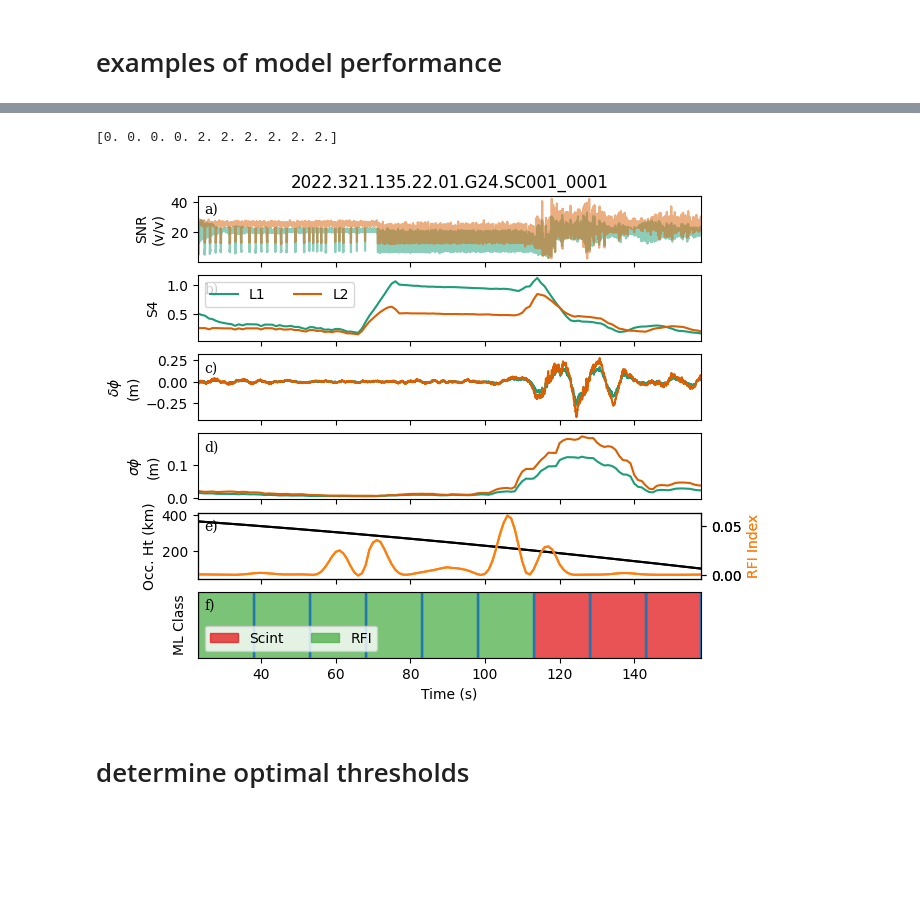
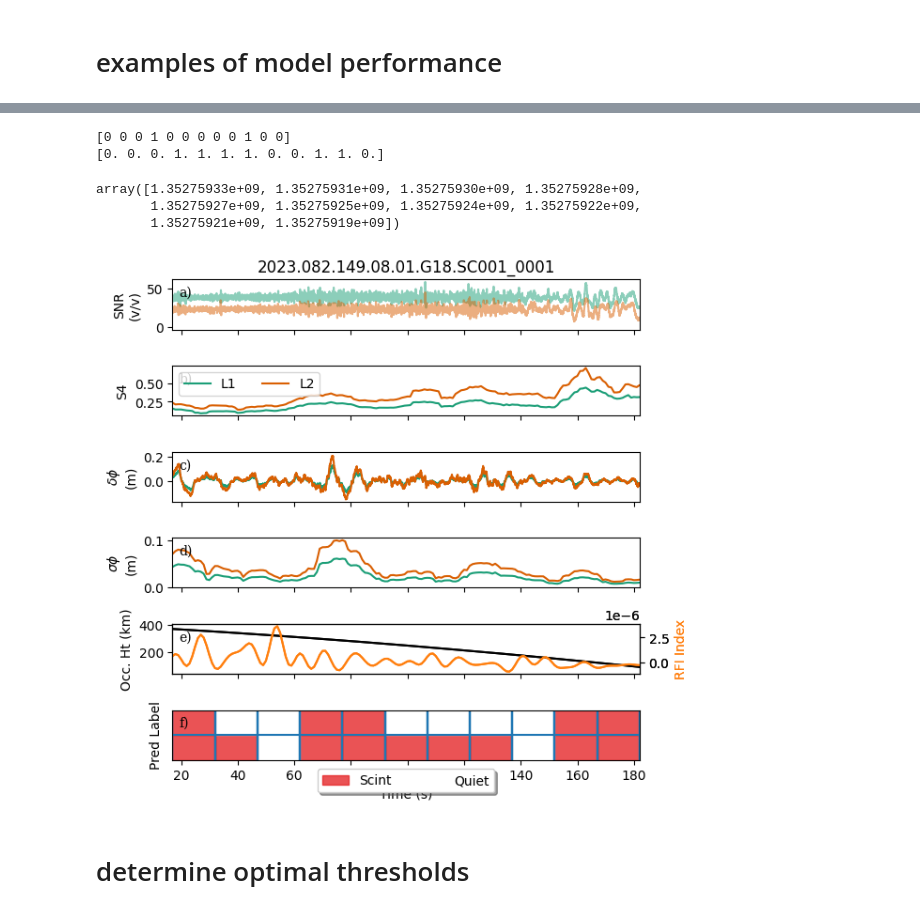
Before and after one commit to timdittmann/leo-ml, a Jupyter notebook: notebooks/ml-pipeline-multi.ipynb, the cells around one changed output, grey strips where cells are left out. Cells and saved outputs as stored; diff of their text form; code cells hidden in the pictures; blank space fills up the shorter version.

```diff
--- a/notebooks/ml-pipeline-multi.ipynb
+++ b/notebooks/ml-pipeline-multi.ipynb
@@ -572,15 +601,15 @@ df_met["Score"]=df_met.Score.astype(np.float16)
 # %%
 import seaborn as sns
 
-fig,ax=plt.subplots(1,3, sharey=True, figsize=(6,3))
-for i,class_ in enumerate(["Weighted Average","Scintillation Class","RFI Class"]):
+fig,ax=plt.subplots(1,4, sharey=True, figsize=(6.5,3))
+for i,class_ in enumerate(["Weighted Average","Scintillation Class","RFI Class", "Comms Class"]):
     sns.barplot(df_met[df_met.Class==class_], x="Metric" , y="Score", hue="Model", ax=ax[i]).set(
     xlabel=class_,
     ylabel=None
 )
     #ax[i].legend(loc='upper left',ncol=3, title=class_)
     ax[i].legend_.remove()
-    ax[i].set_ylim([.3,1.])
+    ax[i].set_ylim([.1,1.])
     ax[i].tick_params(axis='x', labelrotation=30)
 # Put a legend to the right of the current axis
 ax[i].legend(loc='center left', bbox_to_anchor=(1, 0.5))
@@ -720,20 +820,35 @@ fdf['sample']=len(fdf)*[sample]
 # %%
 # If need to load existing model
 '''
-version="4-multi-class"
+version="9"
 from joblib import dump, load
-xgb_model=load( '../models/%s_xgb-model.joblib' %version)
+rf_model=load( '../models/%s_rf-model.joblib' %version)
 '''
 # %%
 X, y, feature_names, fs_dict=df_2_Xy(fdf)
 #--- test model
-y_pred = rf_model.predict(X)
+y_pred = xgb_model.predict(X)
 print(y_pred)
+#print(y)
+# map downlink labels to Comms link
+label_df=pd.read_pickle('../data/converted_labels_comms.pkl')
+if sample in label_df.Filename.values:
+    y=class_map_RFI(y)
+
+y_true=y
+print(y_true)
 # %% [output]
-[0. 0. 0. 0. 2. 2. 2. 2. 2. 2.]
+[0 0 0 1 0 0 0 0 0 1 0 0]
+[0. 0. 0. 1. 1. 1. 1. 0. 0. 1. 1. 0.]
+# %%
+fs_dict['time']
+# %% [output]
+array([1.35275933e+09, 1.35275931e+09, 1.35275930e+09, 1.35275928e+09,
+       1.35275927e+09, 1.35275925e+09, 1.35275924e+09, 1.35275922e+09,
+       1.35275921e+09, 1.35275919e+09])
 # %%
 from matplotlib.patches import Rectangle
-def plot_leo_ml_multi(sample, ds, lv2, y_pred, times, labels, plot_f=False):
+def plot_leo_ml_multi(sample, ds, lv2, y_pred, y_true, times, labels, plot_f=False):
 
     c=299792458 #m/s
     #iono_free=((ds.scnfreq1**2)*(c/ds['exL1'])-(ds.scnfreq2**2)*(c/ds['exL2']))/(ds.scnfreq1**2-ds.scnfreq2**2)
@@ -790,13 +905,14 @@ def plot_leo_ml_multi(sample, ds, lv2, y_pred, times, labels, plot_f=False):
     for valz, labz, colz in zip (np.arange(6),labels,['#e41a1c','white','#4daf4a','#984ea3','#ff7f00','#ffff33']): #377eb8
         #[ax[5].add_patch(Rectangle((i, 0), 15, 1, alpha=1, label='No Scint', color="white")) for i in times[y_pred==0]]
         [ax[5].axvline(i-init_time) for i in times]
-        [ax[5].add_patch(Rectangle((i-init_time, 0), 15, 1, alpha=.75, label=labz, color=colz)) for i in times[y_pred==valz]]
-
+        [ax[5].add_patch(Rectangle((i-init_time, 0), 15, .5, alpha=.75, label=labz, color=colz)) for i in times[y_pred==valz]]
+        [ax[5].add_patch(Rectangle((i-init_time, .5), 15, 1, alpha=.75, label=labz, color=colz)) for i in times[y_true==valz]]
+    ax[5].axhline(0.5)
     handles,labels_=ax[5].get_legend_handles_labels() #get existing legend item handles and labels
     by_label = dict(zip(labels_, handles))
     ax[5].legend(by_label.values(), by_label.keys(), ncol=4, loc='lower left')
     ax[5].get_yaxis().set_ticks([])
-    ax[5].set_ylabel('ML Class')
+    ax[5].set_ylabel('Pred Label')
 
     ax[5].set_xlim([times.min()-init_time, times.max()-init_time])
     ax[5].set_xlabel('Time (s)')
@@ -816,12 +932,23 @@ def plot_leo_ml_multi(sample, ds, lv2, y_pred, times, labels, plot_f=False):
             xytext=(+0.5, -0.5), textcoords='offset fontsize',
             fontsize='medium', verticalalignment='top', fontfamily='serif',
             bbox=dict(facecolor='none', edgecolor='none', pad=3.0))
+
+    # Shrink current axis's height by 10% on the bottom
+    box = ax[5].get_position()
+    ax[5].set_position([box.x0, box.y0 + box.height * 0.1,
+                 box.width, box.height * 0.9])
+
+    # Put a legend below current axis
+    ax[5].legend(by_label.values(), by_label.keys(), ncol=4, loc='upper center', bbox_to_anchor=(0.5, -0.05),
+          fancybox=True, shadow=True)
+    fig.tight_layout()
     if plot_f:
         plt.savefig("../manuscript/%s.png" %sample, dpi=300)
 # %%
-plot_leo_ml_multi(sample, lv1, lv2, y_pred, fs_dict['time'], labels, plot_f=True)
+labels=['Scint','Quiet','RFI','Artifact/Unknown','Severe Scint', 'Comms Link']
+plot_leo_ml_multi(sample, lv1, lv2, y_pred, y_true, fs_dict['time'], labels, plot_f=False)
 # %% [output]
-[figure, old version]
+[figure, new version]
 # %% [markdown]
 # determine optimal thresholds
 # %%
```
Also changed, not shown: parts of 26 cells of this notebook, 4 other files.
